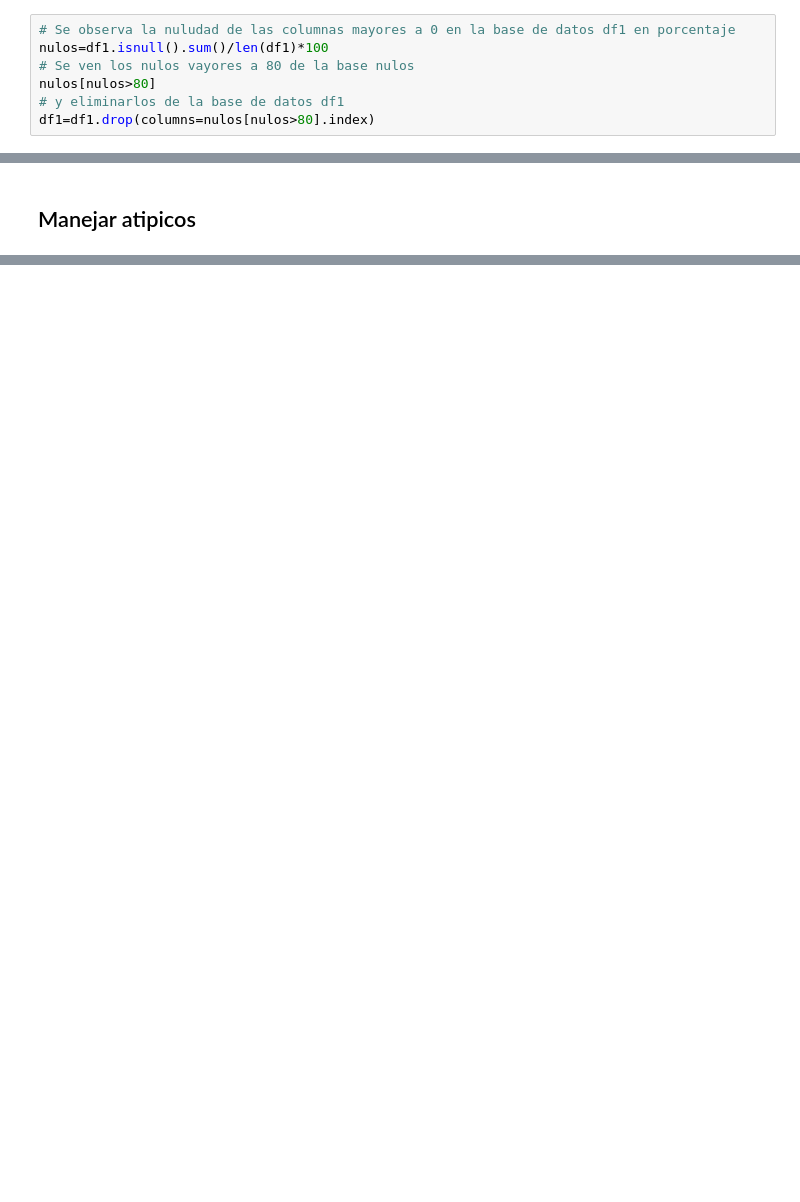
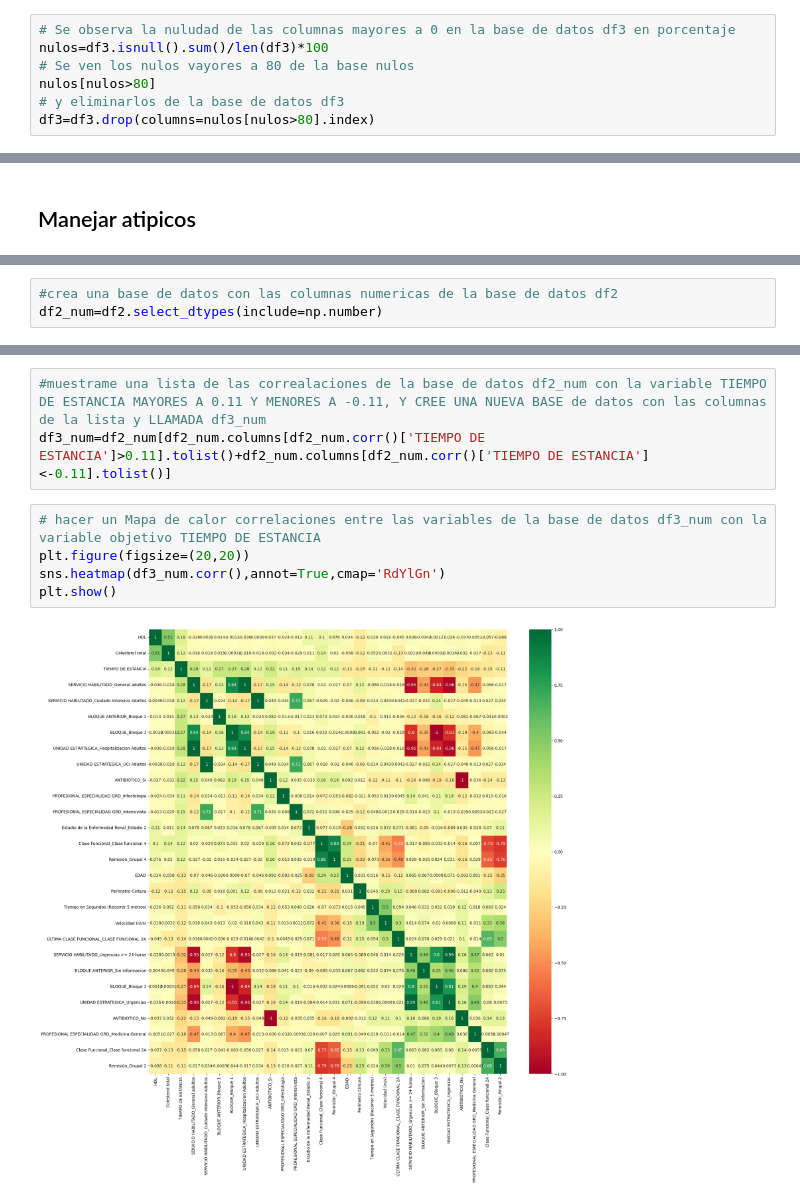
Before and after one commit to andresquinttero/Salud_Grupo4, a Jupyter notebook: analisis.ipynb, the cells around one changed output, grey strips where cells are left out. Cells and saved outputs as stored; diff of their text form; blank space fills up the shorter version.

```diff
--- a/analisis.ipynb
+++ b/analisis.ipynb
@@ -111,8 +154,8 @@ df1=df1[df1["DX PRINCIPAL EGRESO CAPITULO"].isin(df1["DX PRINCIPAL EGRESO CAPITU
 # %%
-# Se observa la nuludad de las columnas mayores a 0 en la base de datos df1 en porcentaje
-nulos=df1.isnull().sum()/len(df1)*100
+# Se observa la nuludad de las columnas mayores a 0 en la base de datos df3 en porcentaje
+nulos=df3.isnull().sum()/len(df3)*100
 # Se ven los nulos vayores a 80 de la base nulos
 nulos[nulos>80]
-# y eliminarlos de la base de datos df1
-df1=df1.drop(columns=nulos[nulos>80].index)
+# y eliminarlos de la base de datos df3
+df3=df3.drop(columns=nulos[nulos>80].index)
 # %%
@@ -247,0 +571,3 @@ df2.describe()
+# %%
+#crea una base de datos con las columnas numericas de la base de datos df2
+df2_num=df2.select_dtypes(include=np.number)
@@ -247,0 +594,10 @@ df2.describe()
+# %%
+#muestrame una lista de las correalaciones de la base de datos df2_num con la variable TIEMPO DE ESTANCIA MAYORES A 0.11 Y MENORES A -0.11, Y CREE UNA NUEVA BASE de datos con las columnas de la lista y LLAMADA df3_num
+df3_num=df2_num[df2_num.columns[df2_num.corr()['TIEMPO DE ESTANCIA']>0.11].tolist()+df2_num.columns[df2_num.corr()['TIEMPO DE ESTANCIA']<-0.11].tolist()]
+# %%
+# hacer un Mapa de calor correlaciones entre las variables de la base de datos df3_num con la variable objetivo TIEMPO DE ESTANCIA
+plt.figure(figsize=(20,20))
+sns.heatmap(df3_num.corr(),annot=True,cmap='RdYlGn')
+plt.show()
+# %% [output]
+[figure, added]
```
Also changed, not shown: parts of 29 cells of this notebook.
